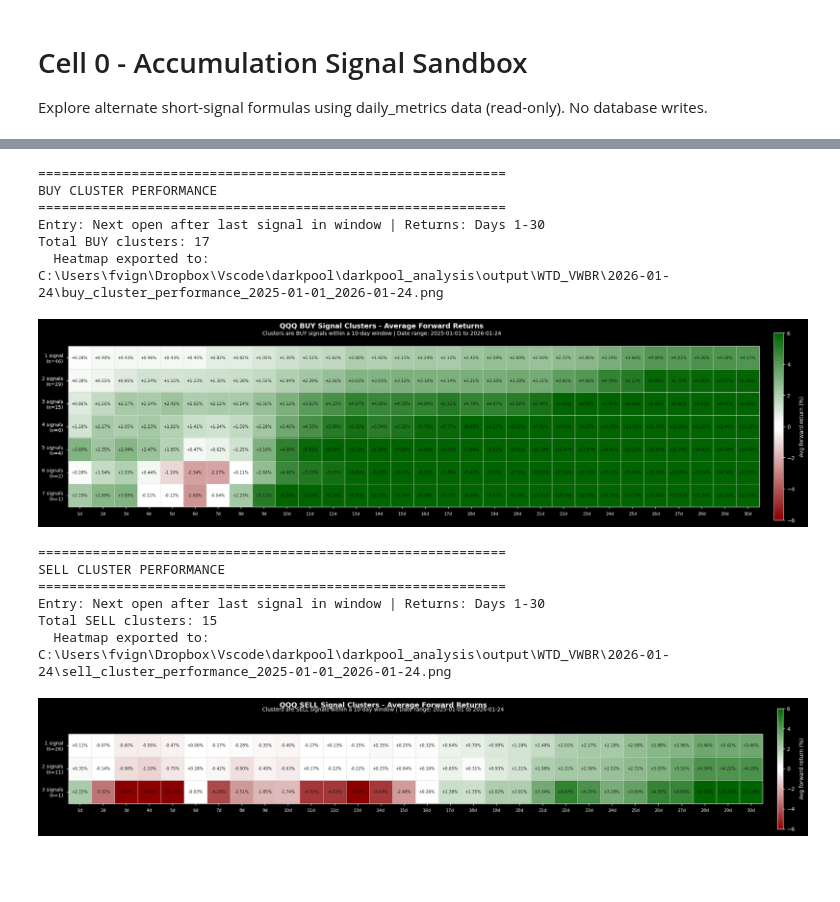
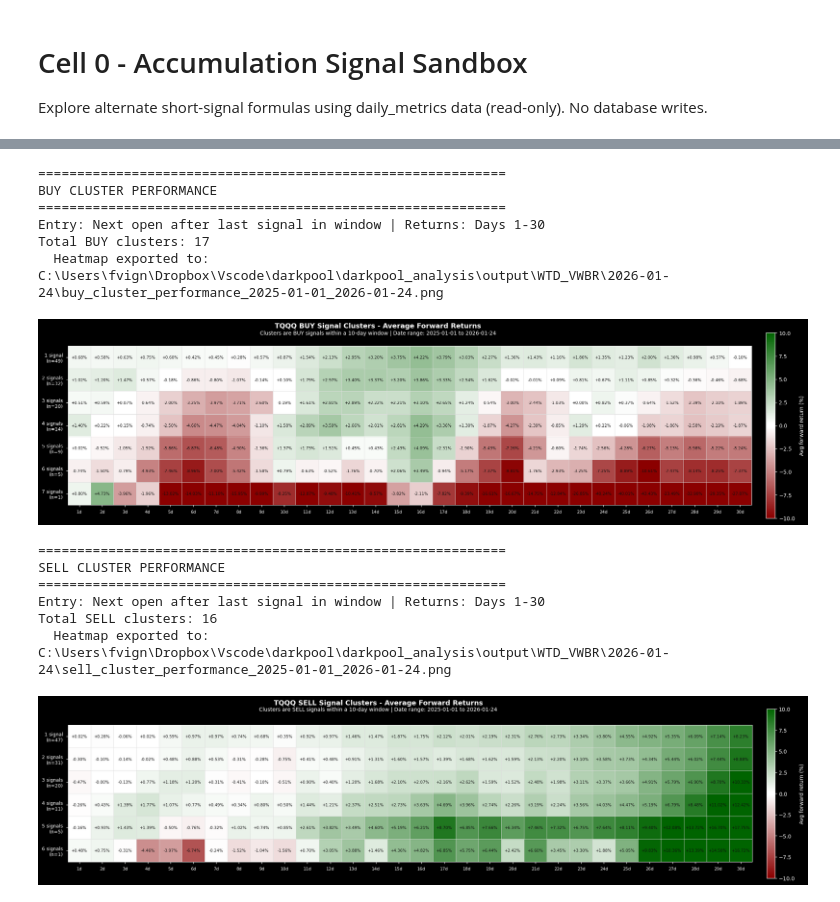
Before and after one commit to MoreCowwbell/darkpool, a Jupyter notebook: Special_tools/WTD_VWBR_plot.ipynb, the cells around one changed output, grey strips where cells are left out. Saved outputs shown, nothing was run; the diff lists cells and outputs as text; code cells hidden in the pictures; blank space fills up the shorter version.

```diff
--- a/Special_tools/WTD_VWBR_plot.ipynb
+++ b/Special_tools/WTD_VWBR_plot.ipynb
@@ -28,7 +28,7 @@ config = load_config()
 # =============================================================================
 # By default, uses config.py's TICKERS_TYPE (shared with main.py)
 # Set TICKERS_OVERRIDE to a list to override, e.g., ["SPY", "QQQ", "KRE"]
-TICKERS_OVERRIDE = ["QQQ"]  # None = use config.tickers
+TICKERS_OVERRIDE = ["TQQQ"]  # None = use config.tickers
 
 # =============================================================================
 # DATE CONFIGURATION
@@ -1394,7 +1393,7 @@ def _text_color_for_bg(rgba):
     return '#111111' if luminance > 0.6 else '#f8f8f8'
 
 
-def render_performance_heatmap(df, title, subtitle=None, output_path=None, max_clip=6.0, neutral_zone=0.20):
+def render_performance_heatmap(df, title, subtitle=None, output_path=None, max_clip=10.0, neutral_zone=0.20):
     """
     Render a diverging heatmap of average forward returns.
 
@@ -1524,36 +1523,36 @@ if 'combined_report' in globals() and not combined_report.empty and 'all_data_by
     print(f"Total SELL clusters: {len(sell_clusters)}")
     if not sell_matrix.empty:
         sell_png_path = OUTPUT_DIR / f"sell_cluster_performance_{START_DATE}_{END_DATE_RESOLVED}.png"
         sell_title = f"{ticker_label} SELL Signal Clusters - Average Forward Returns"
         sell_subtitle = f"Clusters are SELL signals within a {WINDOW_DAYS}-day window | Date range: {START_DATE} to {END_DATE_RESOLVED}"
         sell_fig = render_performance_heatmap(
             sell_matrix,
             sell_title,
             subtitle=sell_subtitle,
             output_path=sell_png_path,
         )
         if sell_fig is not None:
             display(sell_fig)
             plt.close(sell_fig)
     else:
         print("No SELL clusters found.")
 else:
     print("No signal data available for performance analysis.")
 # %% [output]
 ============================================================
 BUY CLUSTER PERFORMANCE
 ============================================================
 Entry: Next open after last signal in window | Returns: Days 1-30
 Total BUY clusters: 17
   Heatmap exported to: C:\Users\fvign\Dropbox\Vscode\darkpool\darkpool_analysis\output\WTD_VWBR\2026-01-24\buy_cluster_performance_2025-01-01_2026-01-24.png
-[figure, old version]
+[figure, new version]
 ============================================================
 SELL CLUSTER PERFORMANCE
 ============================================================
 Entry: Next open after last signal in window | Returns: Days 1-30
-Total SELL clusters: 15
+Total SELL clusters: 16
   Heatmap exported to: C:\Users\fvign\Dropbox\Vscode\darkpool\darkpool_analysis\output\WTD_VWBR\2026-01-24\sell_cluster_performance_2025-01-01_2026-01-24.png
-[figure, old version]
+[figure, new version]
 # %%
 # # Cell 6 - Backtest vs Buy-and-Hold (SPY/QQQ)
 # # Exit logic choices
```
Also changed, not shown: parts of 3 cells of this notebook.
